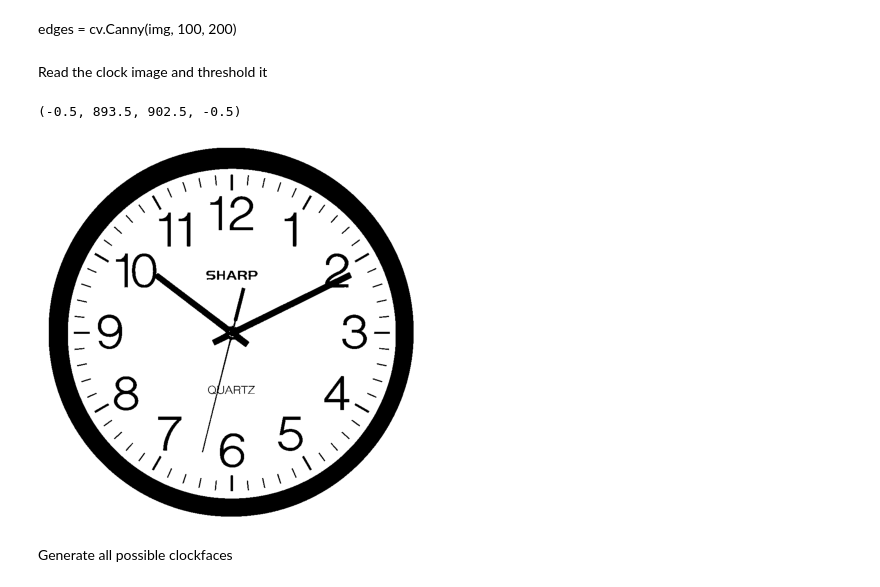
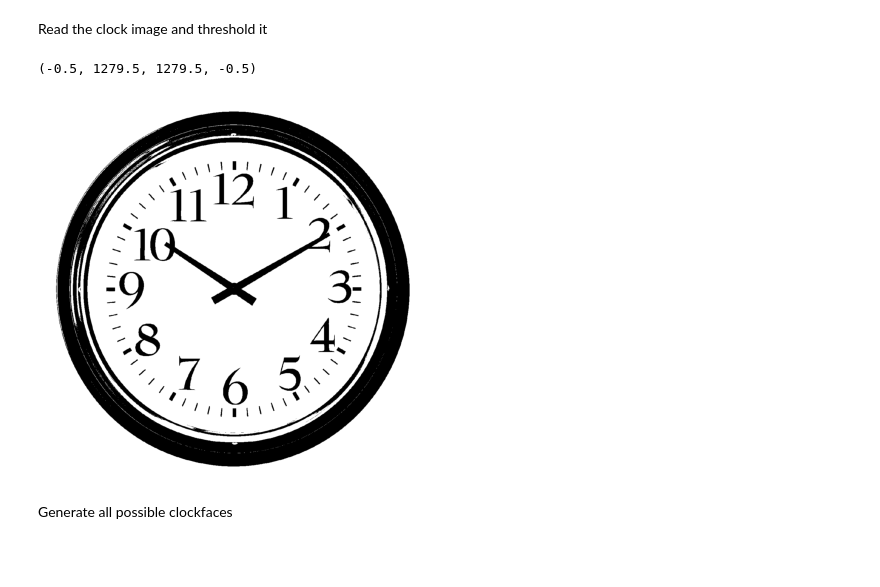
Before and after one commit to ThePuscher/-analogue_clock_reader, a Jupyter notebook: clock.ipynb, the cells around one changed output. Cells and saved outputs as stored; diff of their text form; code cells hidden in the pictures; blank space fills up the shorter version.

```diff
--- a/clock.ipynb
+++ b/clock.ipynb
@@ -4,20 +4,18 @@ import matplotlib.pyplot as plt
 import numpy as np
 from io import BytesIO
 from tqdm import tqdm
-# %% [markdown]
-edges = cv.Canny(img, 100, 200)
 # %% [markdown]
 Read the clock image and threshold it
 # %%
-clock = cv2.imread("clock_centered.jpg")
+clock = cv2.imread("clock.jpg")
 clock = cv2.cvtColor(clock, cv2.COLOR_BGR2GRAY)
 _, clock = cv2.threshold(clock, 127, 255, cv2.THRESH_BINARY)
 plt.imshow(clock, cmap="gray")
 
 plt.axis("off")
 # %% [output]
-(-0.5, 893.5, 902.5, -0.5)
+(-0.5, 1279.5, 1279.5, -0.5)
-[figure, old version]
+[figure, new version]
 # %%
 def generate_clock(h, m) -> BytesIO:
     """
```
Also changed, not shown: parts of 4 cells of this notebook.
